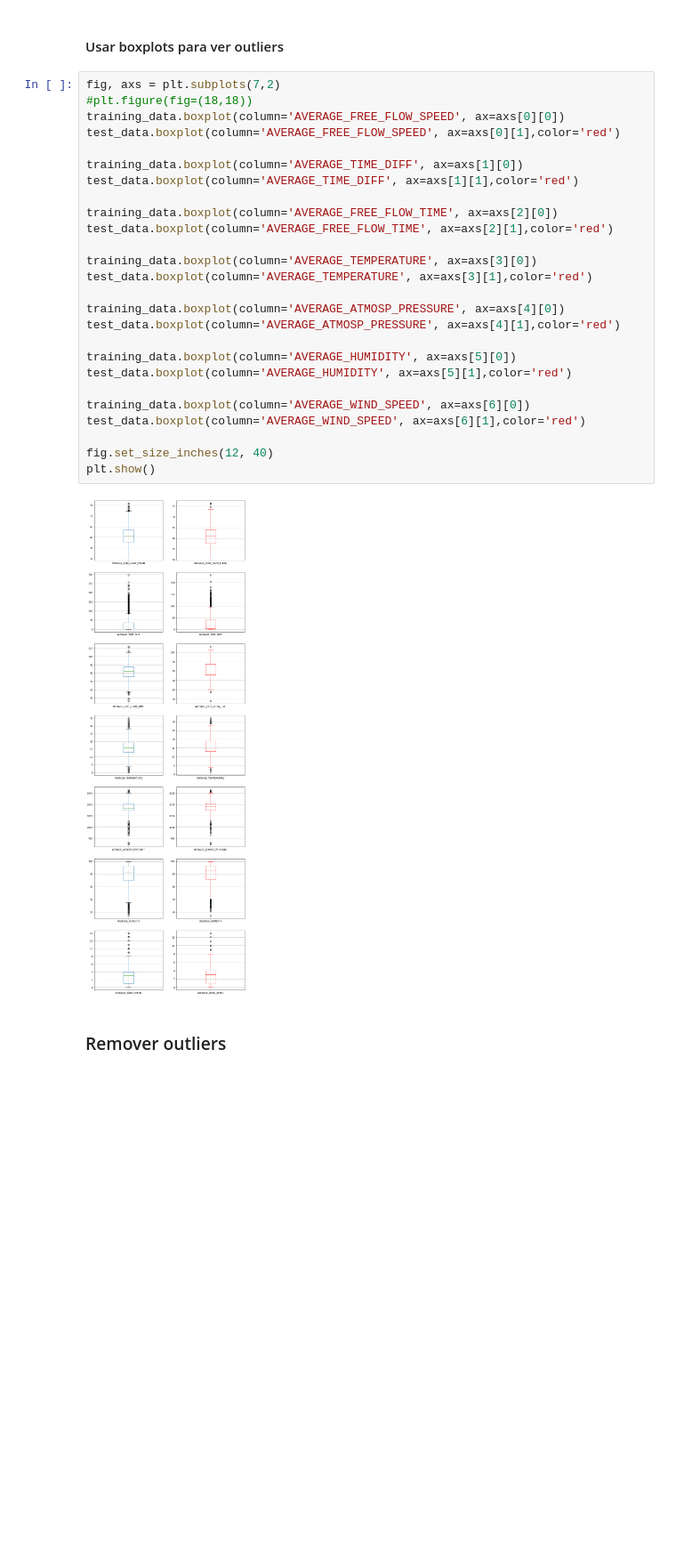
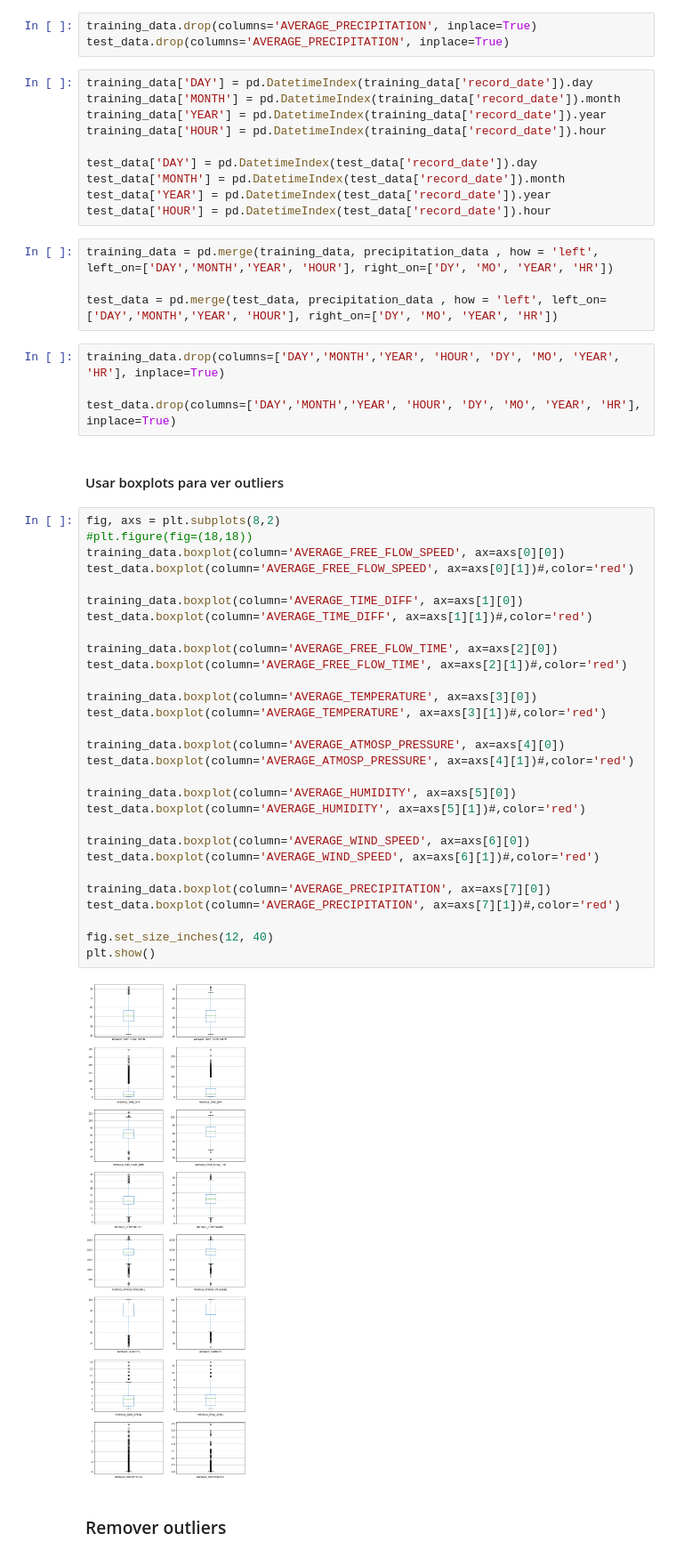
Before and after one commit to Obsessi0n/TrafficPrediction, a Jupyter notebook: Fluxo_trafego_competition/NeuralNetwork.ipynb, the cells around one changed output. Shown at 89% size. Saved outputs shown, nothing was run; the diff lists cells and outputs as text; blank space fills up the shorter version.

Commit message:
Merged New Precipitation Data, Treated It Aswell

```diff
--- a/Fluxo_trafego_competition/NeuralNetwork.ipynb
+++ b/Fluxo_trafego_competition/NeuralNetwork.ipynb
@@ -194,33 +211,57 @@ test_data = test_data.drop(['AVERAGE_PRECIPITATION'], axis=1)
+# %%
+training_data.drop(columns='AVERAGE_PRECIPITATION', inplace=True)
+test_data.drop(columns='AVERAGE_PRECIPITATION', inplace=True)
+# %%
+training_data['DAY'] = pd.DatetimeIndex(training_data['record_date']).day
+training_data['MONTH'] = pd.DatetimeIndex(training_data['record_date']).month
+training_data['YEAR'] = pd.DatetimeIndex(training_data['record_date']).year
+training_data['HOUR'] = pd.DatetimeIndex(training_data['record_date']).hour
+
+test_data['DAY'] = pd.DatetimeIndex(test_data['record_date']).day
+test_data['MONTH'] = pd.DatetimeIndex(test_data['record_date']).month
+test_data['YEAR'] = pd.DatetimeIndex(test_data['record_date']).year
+test_data['HOUR'] = pd.DatetimeIndex(test_data['record_date']).hour
+# %%
+training_data = pd.merge(training_data, precipitation_data , how = 'left', left_on=['DAY','MONTH','YEAR', 'HOUR'], right_on=['DY', 'MO', 'YEAR', 'HR'])
+
+test_data = pd.merge(test_data, precipitation_data , how = 'left', left_on=['DAY','MONTH','YEAR', 'HOUR'], right_on=['DY', 'MO', 'YEAR', 'HR'])
+# %%
+training_data.drop(columns=['DAY','MONTH','YEAR', 'HOUR', 'DY', 'MO', 'YEAR', 'HR'], inplace=True)
+
+test_data.drop(columns=['DAY','MONTH','YEAR', 'HOUR', 'DY', 'MO', 'YEAR', 'HR'], inplace=True)
 # %% [markdown]
 #### Usar boxplots para ver outliers
 # %%
-fig, axs = plt.subplots(7,2)
+fig, axs = plt.subplots(8,2)
 #plt.figure(fig=(18,18))
 training_data.boxplot(column='AVERAGE_FREE_FLOW_SPEED', ax=axs[0][0])
-test_data.boxplot(column='AVERAGE_FREE_FLOW_SPEED', ax=axs[0][1],color='red')
+test_data.boxplot(column='AVERAGE_FREE_FLOW_SPEED', ax=axs[0][1])#,color='red')
 
 training_data.boxplot(column='AVERAGE_TIME_DIFF', ax=axs[1][0])
-test_data.boxplot(column='AVERAGE_TIME_DIFF', ax=axs[1][1],color='red')
+test_data.boxplot(column='AVERAGE_TIME_DIFF', ax=axs[1][1])#,color='red')
 
 training_data.boxplot(column='AVERAGE_FREE_FLOW_TIME', ax=axs[2][0])
-test_data.boxplot(column='AVERAGE_FREE_FLOW_TIME', ax=axs[2][1],color='red')
+test_data.boxplot(column='AVERAGE_FREE_FLOW_TIME', ax=axs[2][1])#,color='red')
 
 training_data.boxplot(column='AVERAGE_TEMPERATURE', ax=axs[3][0])
-test_data.boxplot(column='AVERAGE_TEMPERATURE', ax=axs[3][1],color='red')
+test_data.boxplot(column='AVERAGE_TEMPERATURE', ax=axs[3][1])#,color='red')
 
 training_data.boxplot(column='AVERAGE_ATMOSP_PRESSURE', ax=axs[4][0])
-test_data.boxplot(column='AVERAGE_ATMOSP_PRESSURE', ax=axs[4][1],color='red')
+test_data.boxplot(column='AVERAGE_ATMOSP_PRESSURE', ax=axs[4][1])#,color='red')
 
 training_data.boxplot(column='AVERAGE_HUMIDITY', ax=axs[5][0])
-test_data.boxplot(column='AVERAGE_HUMIDITY', ax=axs[5][1],color='red')
+test_data.boxplot(column='AVERAGE_HUMIDITY', ax=axs[5][1])#,color='red')
 
 training_data.boxplot(column='AVERAGE_WIND_SPEED', ax=axs[6][0])
-test_data.boxplot(column='AVERAGE_WIND_SPEED', ax=axs[6][1],color='red')
+test_data.boxplot(column='AVERAGE_WIND_SPEED', ax=axs[6][1])#,color='red')
+
+training_data.boxplot(column='AVERAGE_PRECIPITATION', ax=axs[7][0])
+test_data.boxplot(column='AVERAGE_PRECIPITATION', ax=axs[7][1])#,color='red')
 
 fig.set_size_inches(12, 40)
 plt.show()
 # %% [output]
-[figure, old version]
+[figure, new version]
 # %% [markdown]
 ### Remover outliers
 # %%
```
Also changed, not shown: parts of 8 cells of this notebook, 1 other file.
